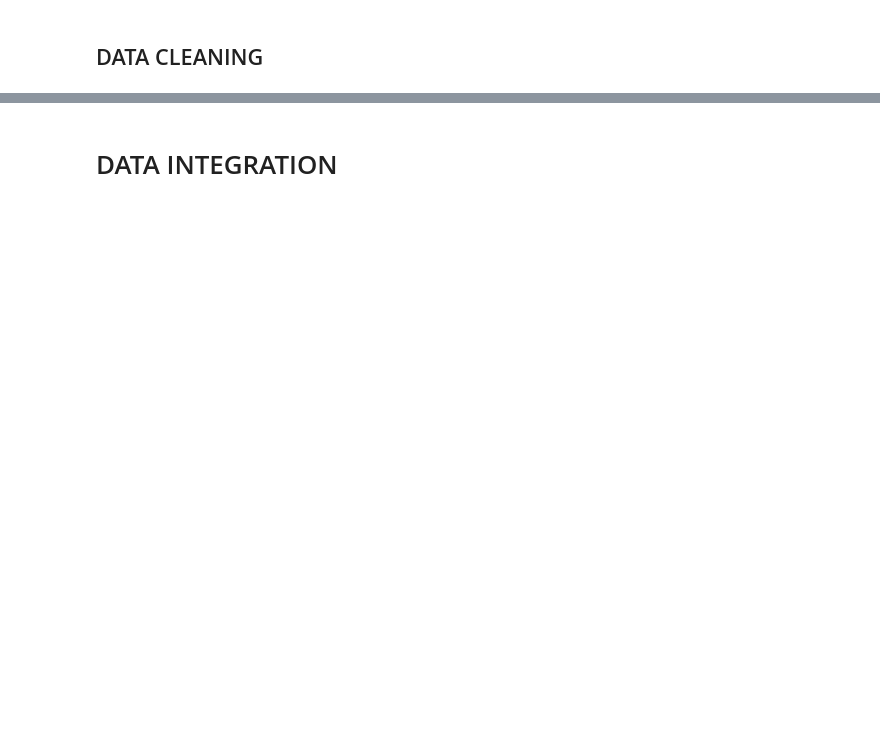
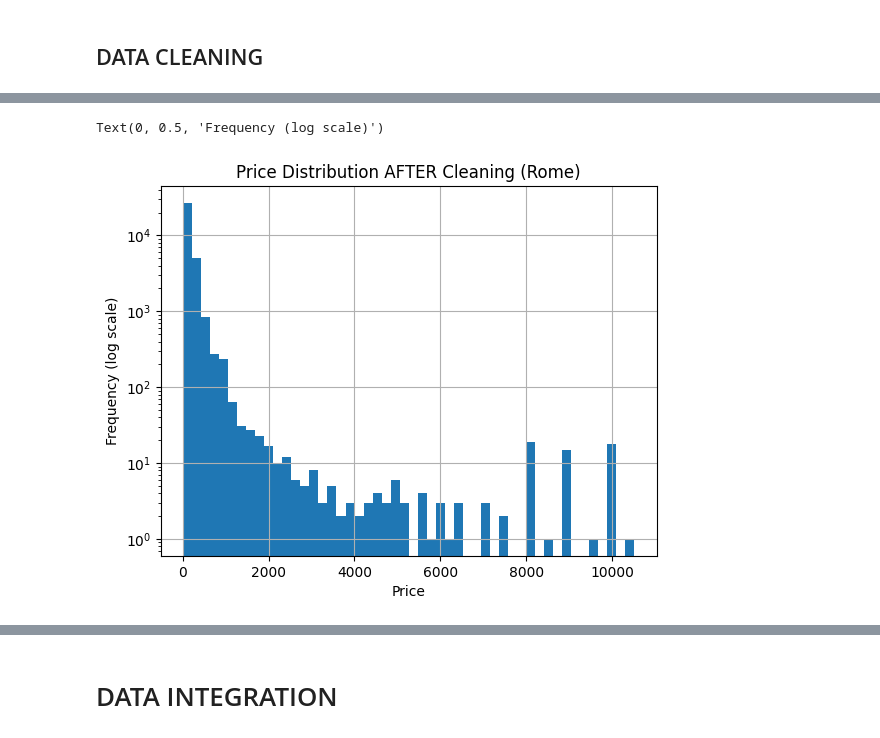
Before and after one commit to andreamammano89-maker/DataVisualisationPW_MESA, a Jupyter notebook: projectdv.ipynb, the cells around one changed output, grey strips where cells are left out. Saved outputs shown, nothing was run; the diff lists cells and outputs as text; code cells hidden in the pictures; blank space fills up the shorter version.

Commit message:
CLEANED TILL DATA CLEANING (INCLUDED)

```diff
--- a/projectdv.ipynb
+++ b/projectdv.ipynb
@@ -268,12 +477,15 @@ plt.ylabel("Frequency")
 # %%
 plt.figure()
 df_rome["price"].hist(bins=50)
 
 plt.yscale("log")
 
-plt.title("Price Distribution (Rome, log scale)")
+plt.title("Price Distribution AFTER Cleaning (Rome)")
 plt.xlabel("Price")
 plt.ylabel("Frequency (log scale)")
+# %% [output]
+Text(0, 0.5, 'Frequency (log scale)')
+[figure, added]
 # %%
 plt.figure()
 df_cop["price"].hist(bins=50)
```
Also changed, not shown: parts of 84 cells of this notebook.
